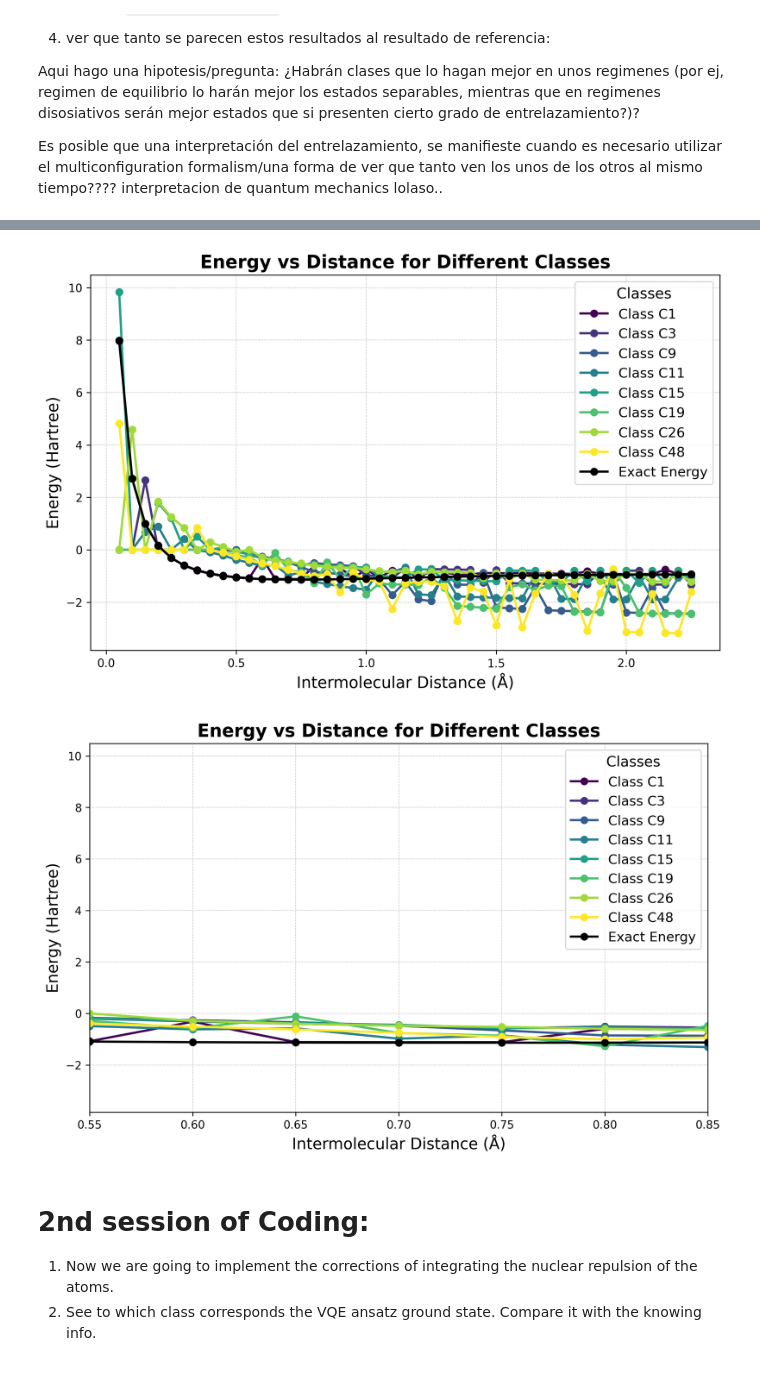
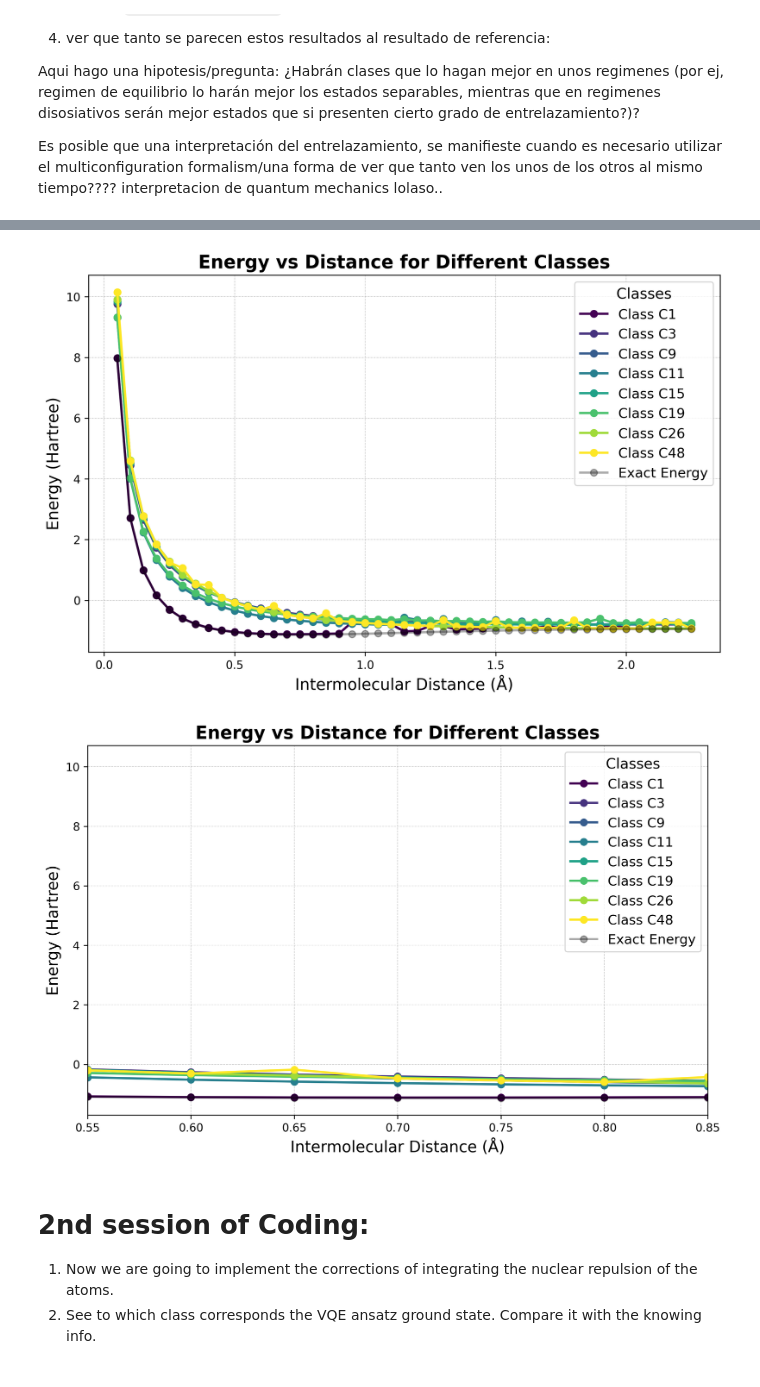
Before and after one commit to jervaal/Moleqlas---group-repo, a Jupyter notebook: study of entanglement class 4qubit.ipynb, the cells around one changed output, grey strips where cells are left out. Drawn from its saved outputs; the diff is of its cells as text; code cells hidden in the pictures.

```diff
--- a/study of entanglement class 4qubit.ipynb
+++ b/study of entanglement class 4qubit.ipynb
@@ -83,7 +83,7 @@ def unitary(theta: float, phi: float, lamb) -> np.ndarray:
     e_lamb = np.exp(1j * lamb)
 
     return np.array([[c,                - e_lamb * s],
-                     [-e_phi * s,    e_lamb * e_phi * c  ]])
+                     [e_phi * s,    e_lamb * e_phi * c  ]])
 
 
 
@@ -156,17 +156,15 @@ def H2_Hamiltonian_Operator(r_i):
     problem = driver.run()
     second_q_ham = problem.hamiltonian.second_q_op()
 
-
-    num_spin_orbitals = problem.num_spatial_orbitals
     identity_op = FermionicOp.one()
 
     # Escalar el operador identidad por la energía nuclear
     nuclear_energy_op = problem.nuclear_repulsion_energy * identity_op
-    hamiltonian_without_nuclear = second_q_ham + nuclear_energy_op
+    hamiltonian_with_nuclear = second_q_ham + nuclear_energy_op
 
     mapper = JordanWignerMapper()
 
-    pauli_hamiltonian_op = mapper.map(hamiltonian_without_nuclear)
+    pauli_hamiltonian_op = mapper.map(hamiltonian_with_nuclear)
     matrix_representation = pauli_hamiltonian_op.to_matrix()
     qt_hamiltonian_op = qt.Qobj(matrix_representation, dims=[[2,2,2,2], [2,2,2,2]])
 
@@ -320,7 +320,7 @@ dataset_classes = {
     'C15' : SV.from_label('0000').data + SV.from_label('1110').data,
     'C19' : SV.from_label('1000').data + SV.from_label('0100').data + SV.from_label('0010').data + SV.from_label('0001').data,
     'C26' : SV.from_label('0000').data + SV.from_label('1111').data,
-    'C48' : SV.from_label('0000').data + SV.from_label('0011').data + SV.from_label('0101').data + SV.from_label('0110').data + SV.from_label('1001').data - SV.from_label('1010').data + SV.from_label('1101').data - SV.from_label('1110').data
+    'C48' : SV.from_label('0000').data + SV.from_label('0011').data + SV.from_label('0101').data + SV.from_label('0110').data + SV.from_label('1000').data - SV.from_label('1011').data + SV.from_label('1101').data - SV.from_label('1110').data
 
 }
 
@@ -328,6 +328,4 @@ final_dataset = {key : state / np.linalg.norm(state) for key, state in dataset_c
 availiable_classes = [key for key in final_dataset.keys()]
 
 # Here the dataset is in the form of { Ci : |Ci> }
-# Where Ci is the name of the class (str) and |Ci> the statevector of the class (np.array)
-
-print(availiable_classes)
+# Where Ci is the name of the class (str) and |Ci> the statevector of the class (np.array
@@ -452,35 +432,35 @@ for i, Ci in enumerate(availiable_classes):
     color = cmap(i / len(availiable_classes))  # Normalize index to [0,1] for colormap
 
     Ci_distances, Ci_energies = loaded_data[Ci]
 
     plt.plot(Ci_distances, Ci_energies, 'o-', label=f'Class {Ci}', color=color, linewidth=2, markersize=6)
 
 
 
 reference_H2 = np.load("reference_H2_energy.npy")[0:len(distances)]
 
 
-plt.plot(distances, reference_H2, 'o-', label='Exact Energy', color='black', linewidth=2, markersize=6)
+plt.plot(distances, reference_H2, 'o-', label='Exact Energy', color='black', linewidth=2, markersize=6, alpha= 0.33)
 
 
 
 # Labels, title, and styles
 plt.xlabel('Intermolecular Distance (Å)', fontsize=14)
 plt.ylabel('Energy (Hartree)', fontsize=14)
 plt.title('Energy vs Distance for Different Classes', fontsize=16, fontweight='bold')
 
 #Esto es para hacer zoom automatico
 #plt.xlim((0.3, 1))
 
 
 # Aesthetic improvements
 plt.legend(title='Classes', fontsize=12, title_fontsize=13, loc='best', frameon=True)
 plt.grid(True, linestyle='--', linewidth=0.5, alpha=0.7)
 
 # Show the plot
 plt.show()
 # %% [output]
-[figure, old version]
+[figure, new version]
 # %%
 import numpy as np
 import matplotlib.pyplot as plt
@@ -502,8 +482,7 @@ for i, Ci in enumerate(availiable_classes):
 
 
 reference_H2 = np.load("reference_H2_energy.npy")[0:45]
-
-plt.plot(distances, reference_H2, 'o-', label='Exact Energy', color='black', linewidth=2, markersize=6)
+plt.plot(distances, reference_H2, 'o-', label='Exact Energy', color='black', linewidth=2, markersize=6, alpha= 0.33)
 
 
 # Labels, title, and styles
@@ -522,7 +501,7 @@ plt.grid(True, linestyle='--', linewidth=0.5, alpha=0.7)
 # Show the plot
 plt.show()
 # %% [output]
-[figure, old version]
+[figure, new version]
 # %% [markdown]
 # 2nd session of Coding:
 
```
Also changed, not shown: parts of 9 cells of this notebook, 3 other files.
